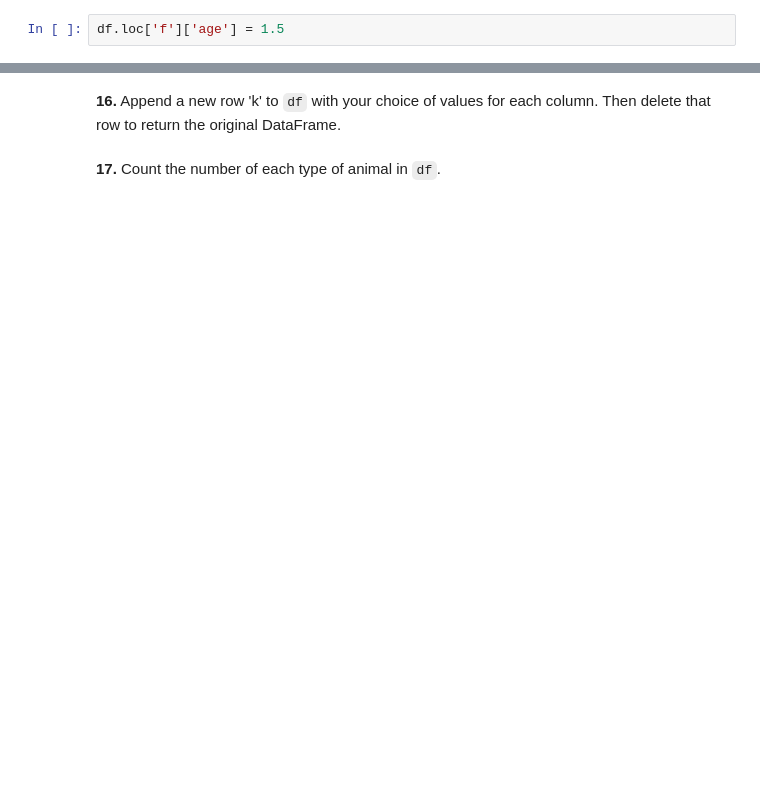
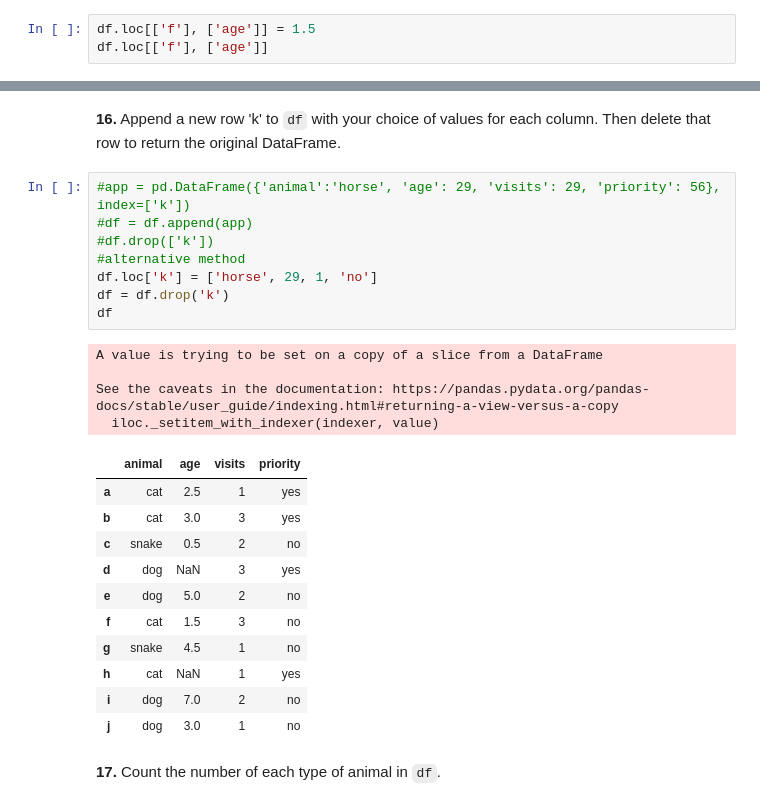
Before and after one commit to amaniedu71/CISC367-h-w, a Jupyter notebook: wk3/100-pandas-puzzles.ipynb, the cells around one changed output, grey strips where cells are left out. Cells and saved outputs as stored; diff of their text form; blank space fills up the shorter version.

```diff
--- a/wk3/100-pandas-puzzles.ipynb
+++ b/wk3/100-pandas-puzzles.ipynb
@@ -178,5 +184,6 @@ df[(df['age']).between(2, 4)]
 # %% [markdown]
 **13.** Change the age in row 'f' to 1.5.
 # %%
-df.loc['f']['age'] = 1.5
+df.loc[['f'], ['age']] = 1.5
+df.loc[['f'], ['age']]
 # %% [output]
@@ -191,4 +208,28 @@ See the caveats in the documentation: https://pandas.pydata.org/pandas-docs/stab
 # %% [markdown]
 **16.** Append a new row 'k' to `df` with your choice of values for each column. Then delete that row to return the original DataFrame.
+# %%
+#app = pd.DataFrame({'animal':'horse', 'age': 29, 'visits': 29, 'priority': 56}, index=['k'])
+#df = df.append(app)
+#df.drop(['k'])
+#alternative method
+df.loc['k'] = ['horse', 29, 1, 'no']
+df = df.drop('k')
+df
+# %% [output]
+A value is trying to be set on a copy of a slice from a DataFrame
+
+See the caveats in the documentation: https://pandas.pydata.org/pandas-docs/stable/user_guide/indexing.html#returning-a-view-versus-a-copy
+  iloc._setitem_with_indexer(indexer, value)
+|  | animal | age | visits | priority |
+| a | cat | 2.5 | 1 | yes |
+| b | cat | 3.0 | 3 | yes |
+| c | snake | 0.5 | 2 | no |
+| d | dog | NaN | 3 | yes |
+| e | dog | 5.0 | 2 | no |
+| f | cat | 1.5 | 3 | no |
+| g | snake | 4.5 | 1 | no |
+| h | cat | NaN | 1 | yes |
+| i | dog | 7.0 | 2 | no |
+| j | dog | 3.0 | 1 | no |
 # %% [markdown]
 **17.** Count the number of each type of animal in `df`.
```
Also changed, not shown: parts of 10 cells of this notebook.
